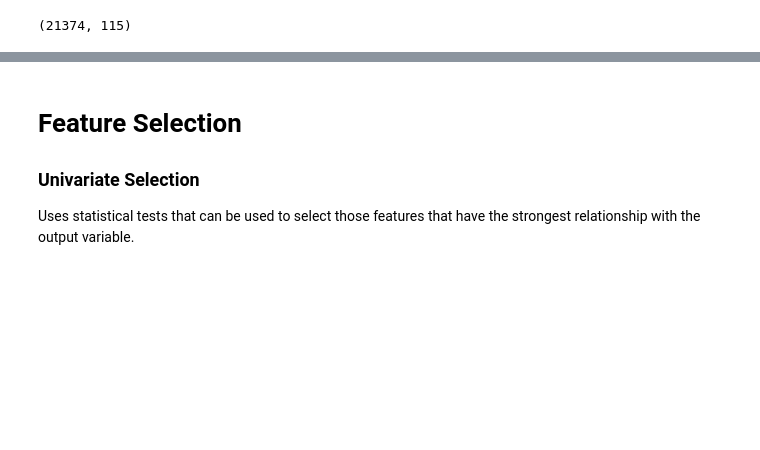
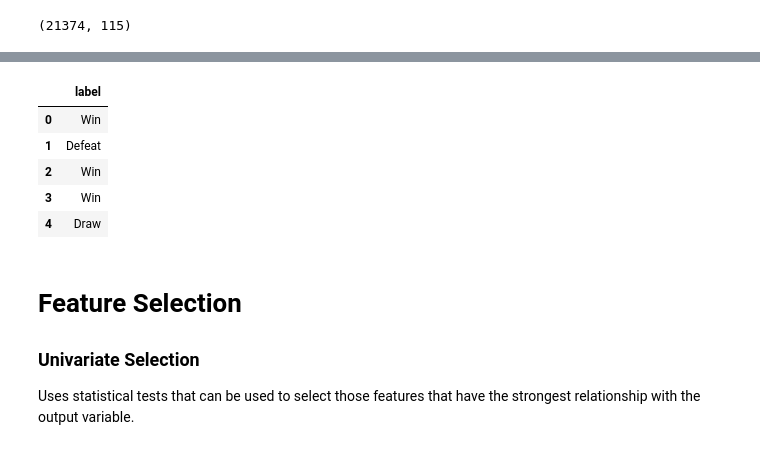
Before and after one commit to Revuj/FEUP-IART-PROJ2, a Jupyter notebook: dataPreprocessing.ipynb, the cells around one changed output, grey strips where cells are left out. Drawn from its saved outputs; the diff is of its cells as text; code cells hidden in the pictures; blank space fills up the shorter version.

```diff
--- a/dataPreprocessing.ipynb
+++ b/dataPreprocessing.ipynb
@@ -482,12 +469,27 @@ rows = ["home_team_goals_difference", "away_team_goals_difference", "games_won_h
 
 input = input[rows]
 
-labels = input.loc[:,'label']
+labels = input[['label']]
 print(fifa_data.shape)
 
 features = input.drop('label', axis = 1)
 labels.to_csv("labels.csv", sep=',')
 features.to_csv("features.csv", sep=',')
+
+# Using team overall instead of individual
+
+input['home_team_overall_rating'] = (input['home_player_1_overall_rating'] + input['home_player_2_overall_rating'] + input['home_player_3_overall_rating'] + input['home_player_4_overall_rating'] + input['home_player_5_overall_rating'] + input['home_player_6_overall_rating'] + input['home_player_7_overall_rating'] + input['home_player_8_overall_rating'] + input['home_player_9_overall_rating'] + input['home_player_10_overall_rating'] + input['home_player_11_overall_rating'])
+input['away_team_overall_rating'] = (input['away_player_1_overall_rating'] + input['away_player_2_overall_rating'] + input['away_player_3_overall_rating'] + input['away_player_4_overall_rating'] + input['away_player_5_overall_rating'] + input['away_player_6_overall_rating'] + input['away_player_7_overall_rating'] + input['away_player_8_overall_rating'] + input['away_player_9_overall_rating'] + input['away_player_10_overall_rating'] + input['away_player_11_overall_rating'])
+
+rows = ["home_team_goals_difference", "away_team_goals_difference", "games_won_home_team", "games_won_away_team","games_against_home", "games_against_away", "home_team_overall_rating", "away_team_overall_rating",
+       "odds_home", "odds_draw", "odds_away"]
+
+features_min = input[rows]
+
+
+# Normalizing features
+# features_min = features_min.apply(lambda x: x/x.max(), axis=0)
+features_min.to_csv("features_min.csv", sep=',')
 
 # Features Columns
 
@@ -500,3 +512,12 @@ features.to_csv("features.csv", sep=',')
+# %%
+labels.head(5)
+# %% [output]
+|  | label |
+| 0 | Win |
+| 1 | Defeat |
+| 2 | Win |
+| 3 | Win |
+| 4 | Draw |
 # %% [markdown]
 # Feature Selection
 
```
Also changed, not shown: parts of 5 cells of this notebook, 44 other files.
